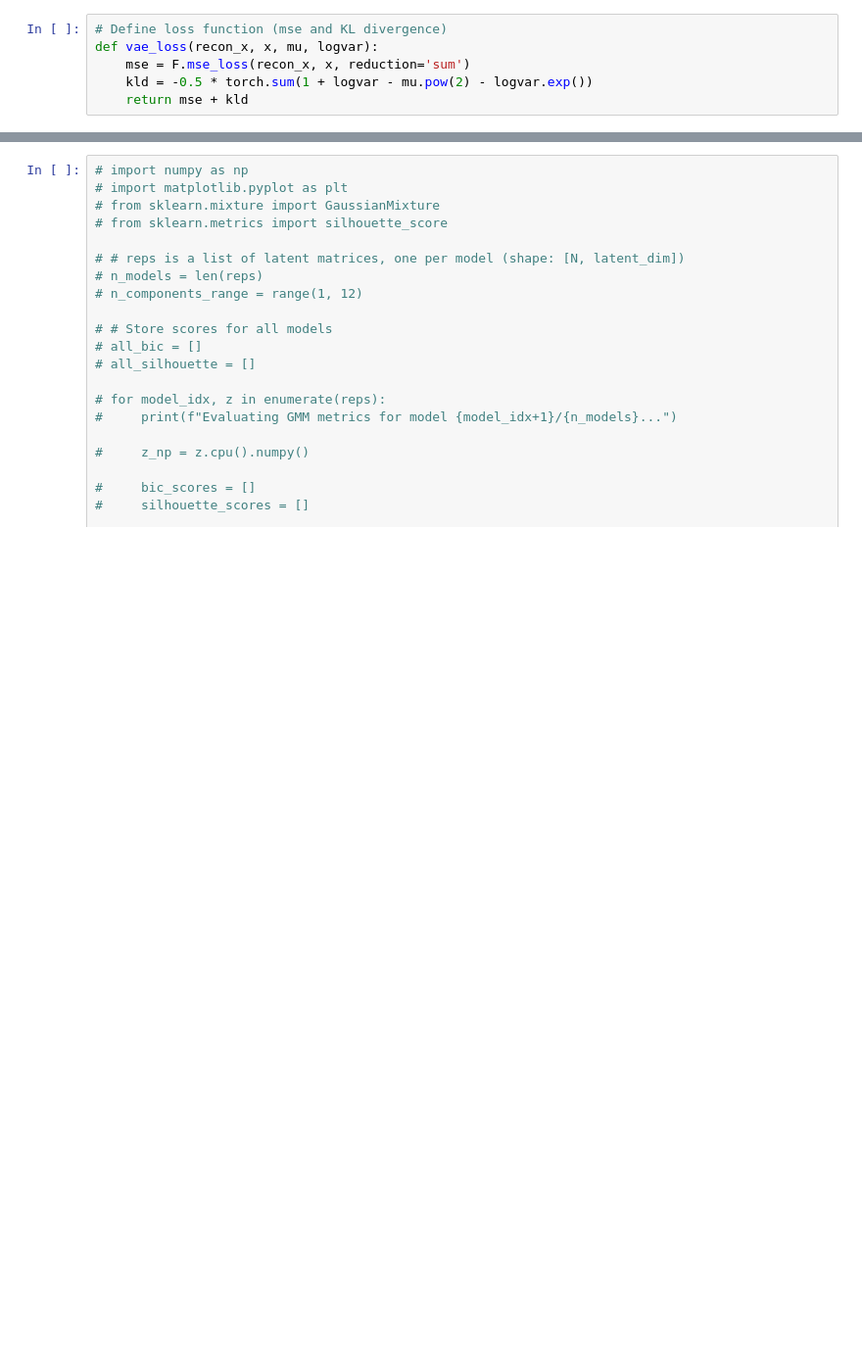
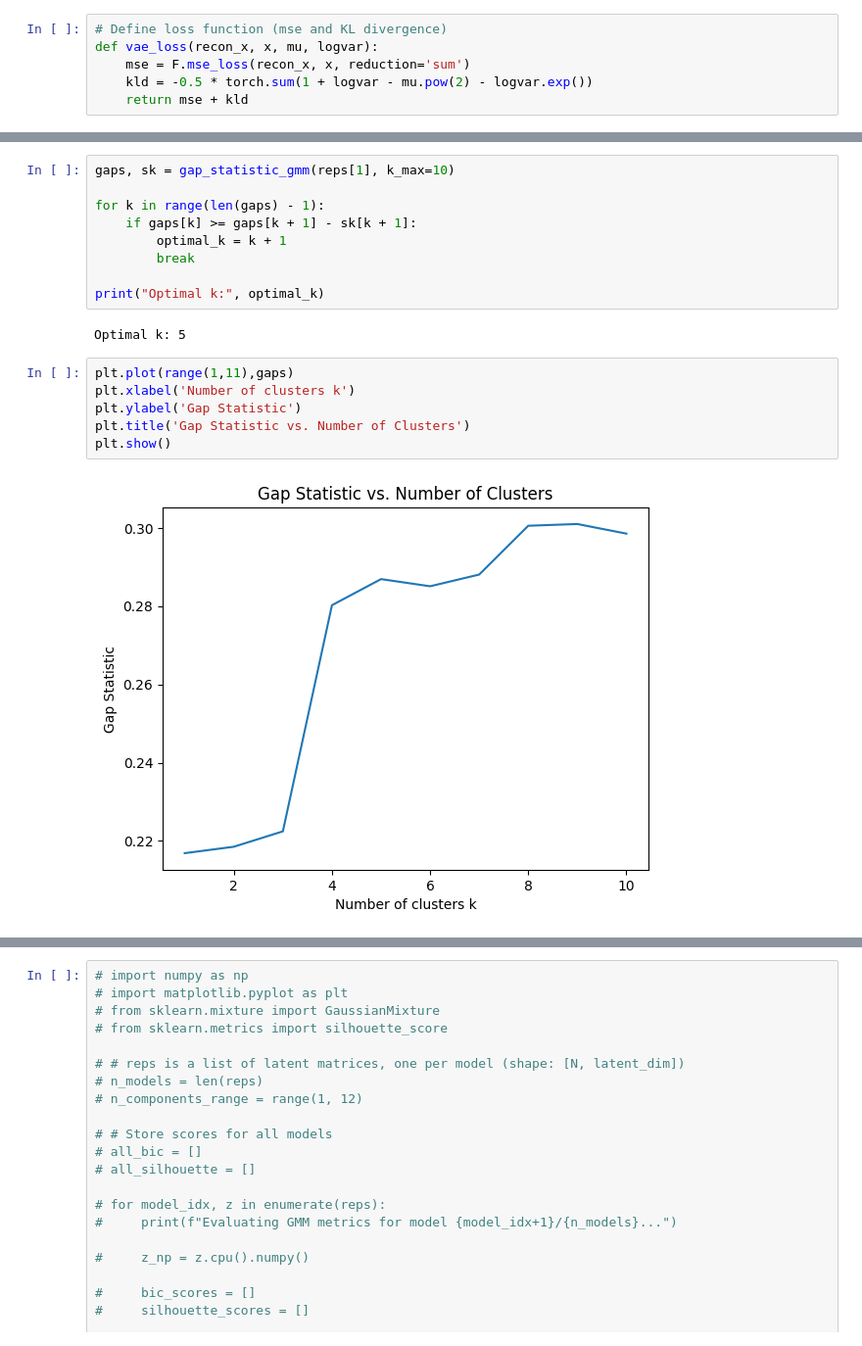
Before and after one commit to Mfdcng2/WaterMassClassification, a Jupyter notebook: EnsembleGMM.ipynb, the cells around one changed output, grey strips where cells are left out. Shown: that part at 98% size. Drawn from its saved outputs; the diff is of its cells as text; blank space fills up the shorter version.

Commit message:
Tried automatic cluster number identification with gap statistic method. Tried to calculate PV.

```diff
--- a/EnsembleGMM.ipynb
+++ b/EnsembleGMM.ipynb
@@ -292,0 +320,19 @@ plt.show()
+# %%
+gaps, sk = gap_statistic_gmm(reps[1], k_max=10)
+
+for k in range(len(gaps) - 1):
+    if gaps[k] >= gaps[k + 1] - sk[k + 1]:
+        optimal_k = k + 1
+        break
+
+print("Optimal k:", optimal_k)
+# %% [output]
+Optimal k: 5
+# %%
+plt.plot(range(1,11),gaps)
+plt.xlabel('Number of clusters k')
+plt.ylabel('Gap Statistic')
+plt.title('Gap Statistic vs. Number of Clusters')
+plt.show()
+# %% [output]
+[figure, added]
```
Also changed, not shown: parts of 11 cells of this notebook, 2 other files.
